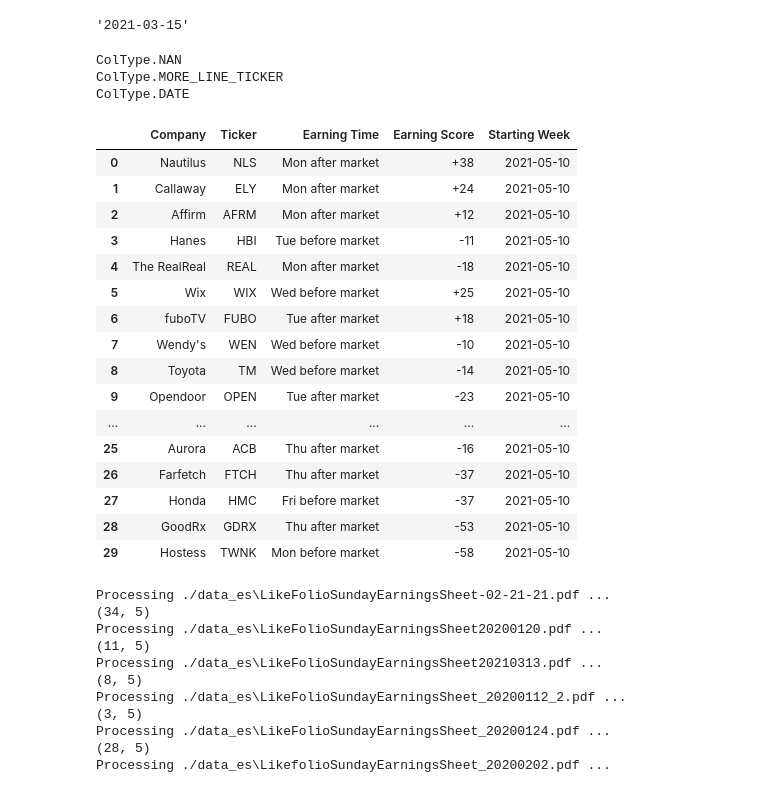
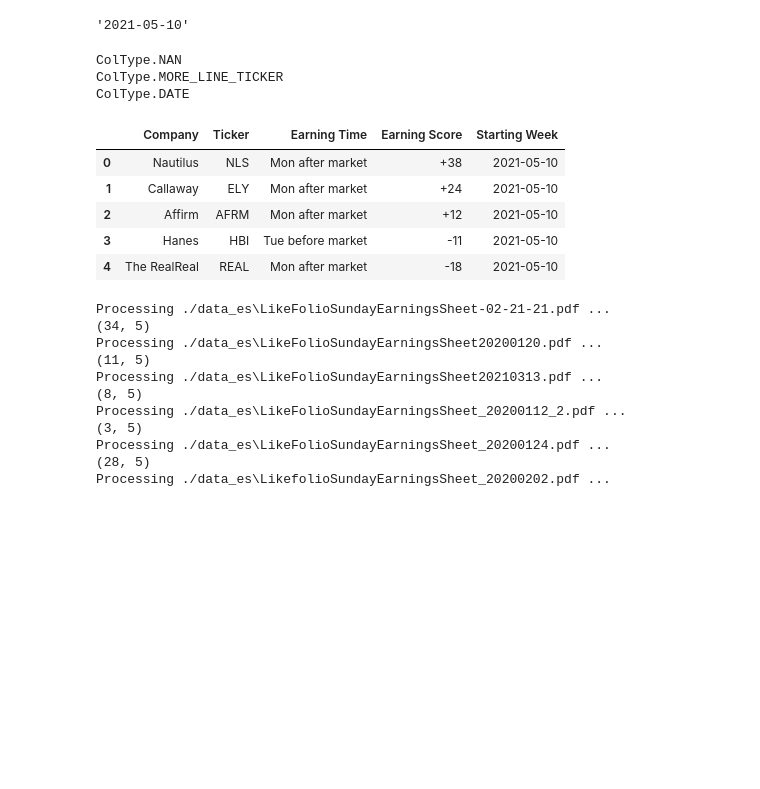
Before and after one commit to chutianwen/likefolioParser, a Jupyter notebook: Likefolio_parser.ipynb, the cells around one changed output. Saved outputs shown, nothing was run; the diff lists cells and outputs as text; code cells hidden in the pictures; blank space fills up the shorter version.

```diff
--- a/Likefolio_parser.ipynb
+++ b/Likefolio_parser.ipynb
@@ -64,9 +50,9 @@ def get_date(data):
             pass
     return None
 # %%
-get_date('2021-03-15')
+get_date('2021-05-10')
 # %% [output]
-'2021-03-15'
+'2021-05-10'
 # %%
 from enum import Enum
 class ColType(Enum):
@@ -160,25 +146,15 @@ def earning_prediction_df_from_file(path):
 
     return final_df
 # %%
-earning_prediction_df_from_file('./data_es\/LikeFolioSundayEarningsSheet_20210509.pdf')
+test_df = earning_prediction_df_from_file('./data_es\/LikeFolioSundayEarningsSheet_20210509.pdf')
+test_df.head()
 # %% [output]
 |  | Company | Ticker | Earning Time | Earning Score | Starting Week |
 | 0 | Nautilus | NLS | Mon after market | +38 | 2021-05-10 |
 | 1 | Callaway | ELY | Mon after market | +24 | 2021-05-10 |
 | 2 | Affirm | AFRM | Mon after market | +12 | 2021-05-10 |
 | 3 | Hanes | HBI | Tue before market | -11 | 2021-05-10 |
 | 4 | The RealReal | REAL | Mon after market | -18 | 2021-05-10 |
-| 5 | Wix | WIX | Wed before market | +25 | 2021-05-10 |
-| 6 | fuboTV | FUBO | Tue after market | +18 | 2021-05-10 |
-| 7 | Wendy's | WEN | Wed before market | -10 | 2021-05-10 |
-| 8 | Toyota | TM | Wed before market | -14 | 2021-05-10 |
-| 9 | Opendoor | OPEN | Tue after market | -23 | 2021-05-10 |
-| ... | ... | ... | ... | ... | ... |
-| 25 | Aurora | ACB | Thu after market | -16 | 2021-05-10 |
-| 26 | Farfetch | FTCH | Thu after market | -37 | 2021-05-10 |
-| 27 | Honda | HMC | Fri before market | -37 | 2021-05-10 |
-| 28 | GoodRx | GDRX | Thu after market | -53 | 2021-05-10 |
-| 29 | Hostess | TWNK | Mon before market | -58 | 2021-05-10 |
 # %%
 DATA_FOLDER = './data_es'
 PATHS = [join(DATA_FOLDER, f) for f in listdir(DATA_FOLDER) if isfile(join(DATA_FOLDER, f))]
```
Also changed, not shown: parts of 15 cells of this notebook.
